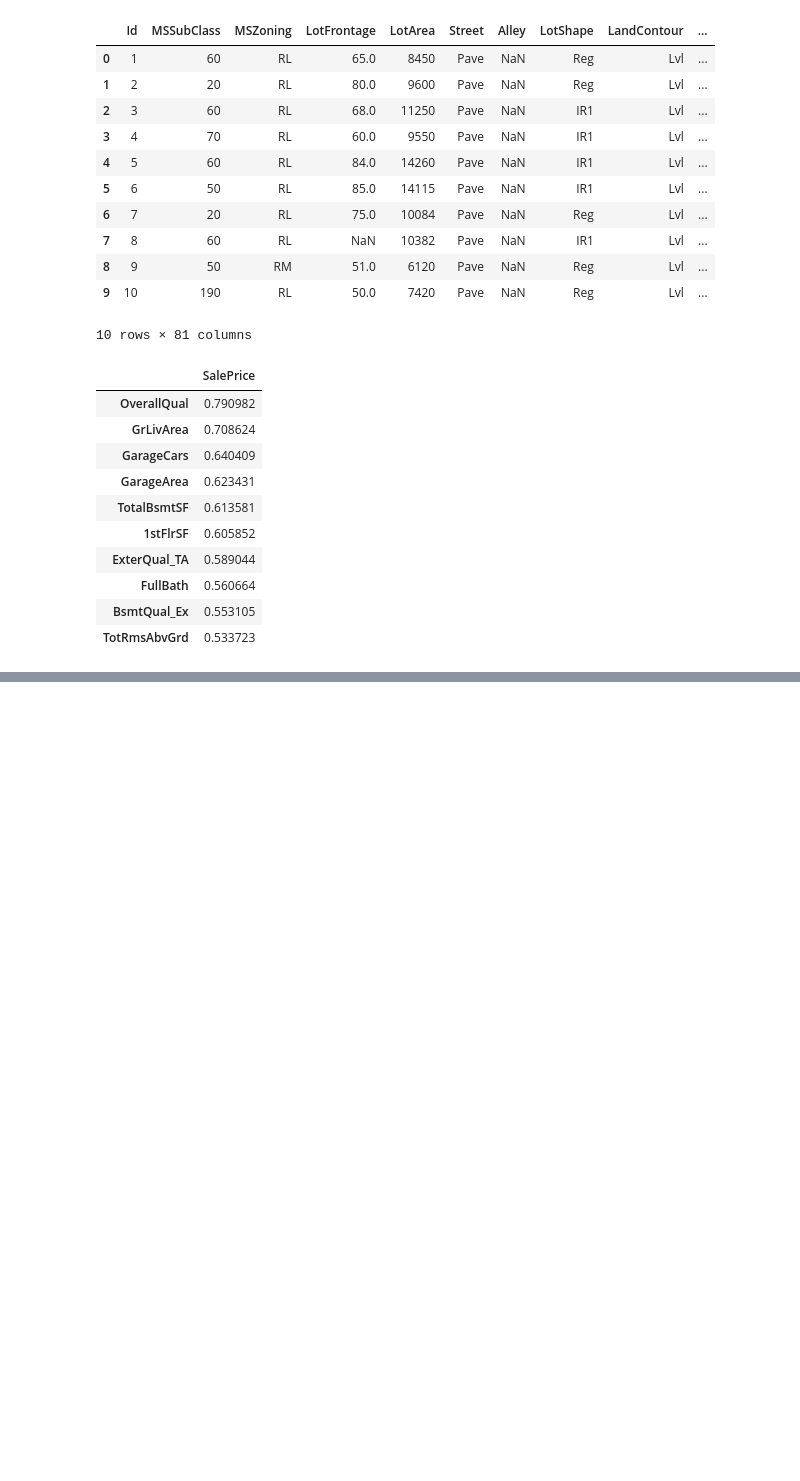
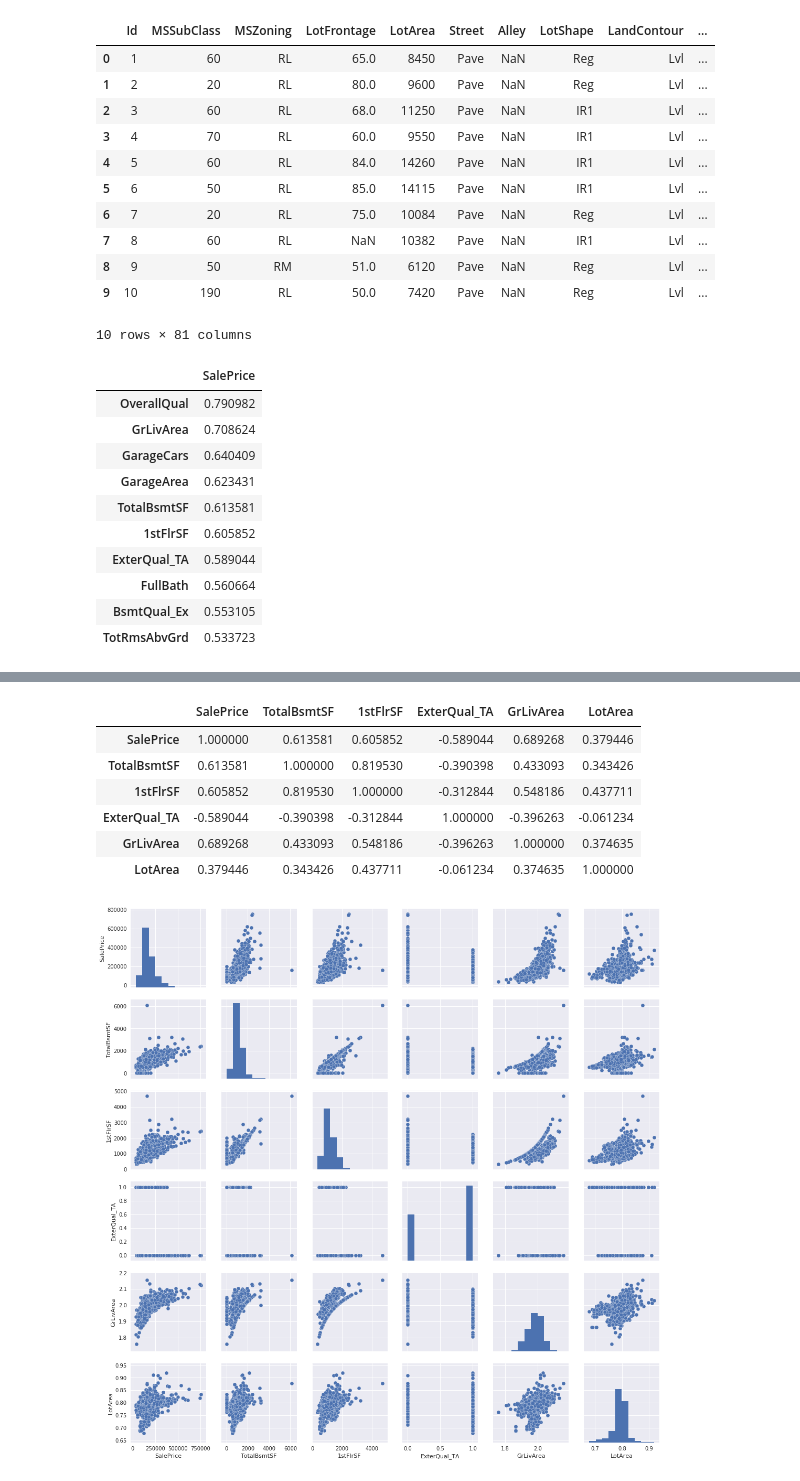
Before and after one commit to dirkhonda/udacity, a Jupyter notebook: capstone/capstone.ipynb, the cells around one changed output, grey strips where cells are left out. Cells and saved outputs as stored; diff of their text form; code cells hidden in the pictures; blank space fills up the shorter version.

```diff
--- a/capstone/capstone.ipynb
+++ b/capstone/capstone.ipynb
@@ -102,0 +102,17 @@ Data points considered outliers for the feature 'LotFrontage':
+# %%
+# Let's explore the relationship of these features in relation to our target, SalePrice
+sns.set()
+encoded_train['LotArea'] = np.log(encoded_train['LotArea'])
+encoded_train['GrLivArea'] = np.log(encoded_train['GrLivArea'])
+cols = ['SalePrice', 'TotalBsmtSF', '1stFlrSF', 'ExterQual_TA', 'GrLivArea', 'LotArea']
+sns.pairplot(encoded_train[cols], size = 2.5)
+display(encoded_train[cols].corr())
+# %% [output]
+|  | SalePrice | TotalBsmtSF | 1stFlrSF | ExterQual_TA | GrLivArea | LotArea |
+| SalePrice | 1.000000 | 0.613581 | 0.605852 | -0.589044 | 0.689268 | 0.379446 |
+| TotalBsmtSF | 0.613581 | 1.000000 | 0.819530 | -0.390398 | 0.433093 | 0.343426 |
+| 1stFlrSF | 0.605852 | 0.819530 | 1.000000 | -0.312844 | 0.548186 | 0.437711 |
+| ExterQual_TA | -0.589044 | -0.390398 | -0.312844 | 1.000000 | -0.396263 | -0.061234 |
+| GrLivArea | 0.689268 | 0.433093 | 0.548186 | -0.396263 | 1.000000 | 0.374635 |
+| LotArea | 0.379446 | 0.343426 | 0.437711 | -0.061234 | 0.374635 | 1.000000 |
+[figure, added]
```
Also changed, not shown: parts of 18 cells of this notebook.
